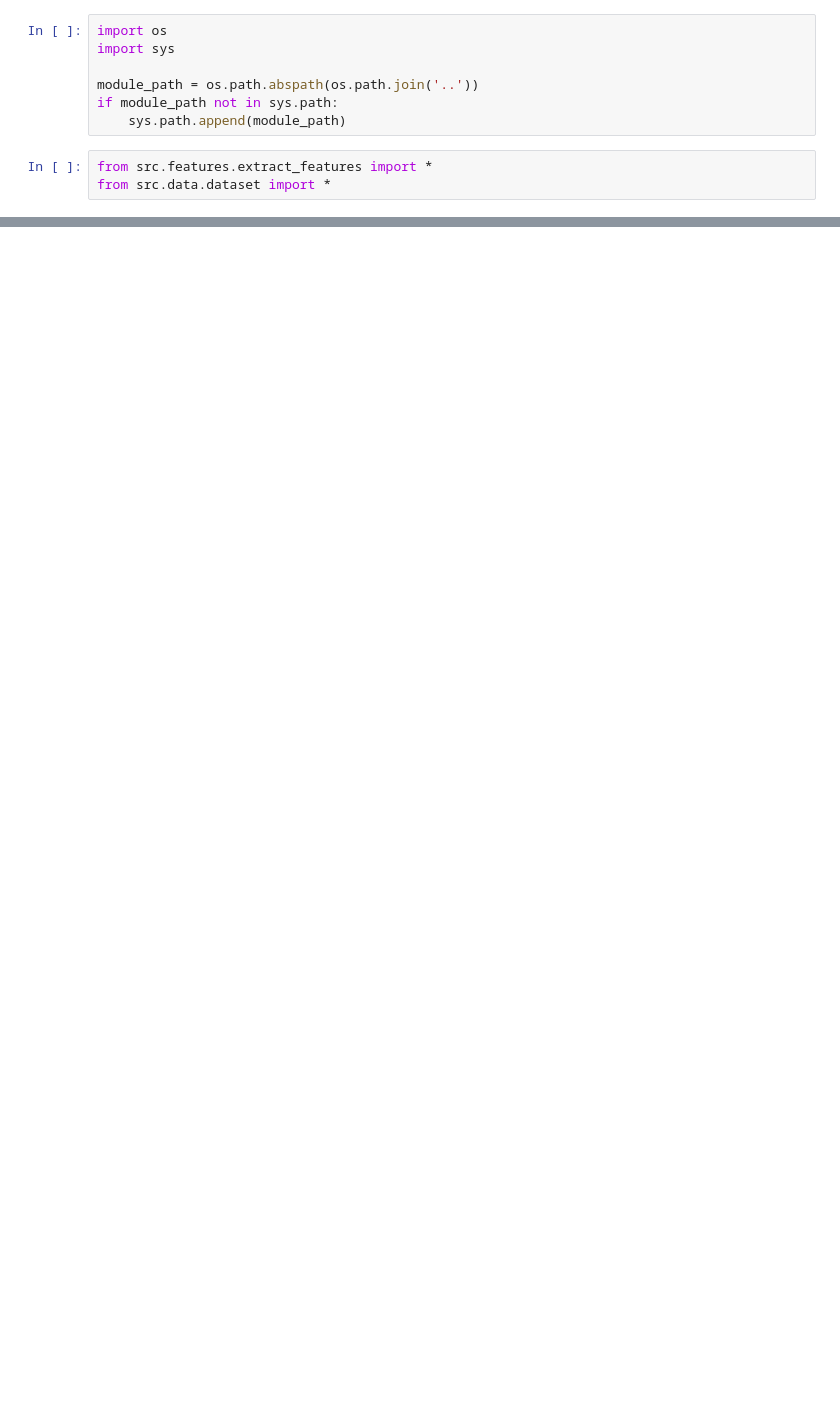
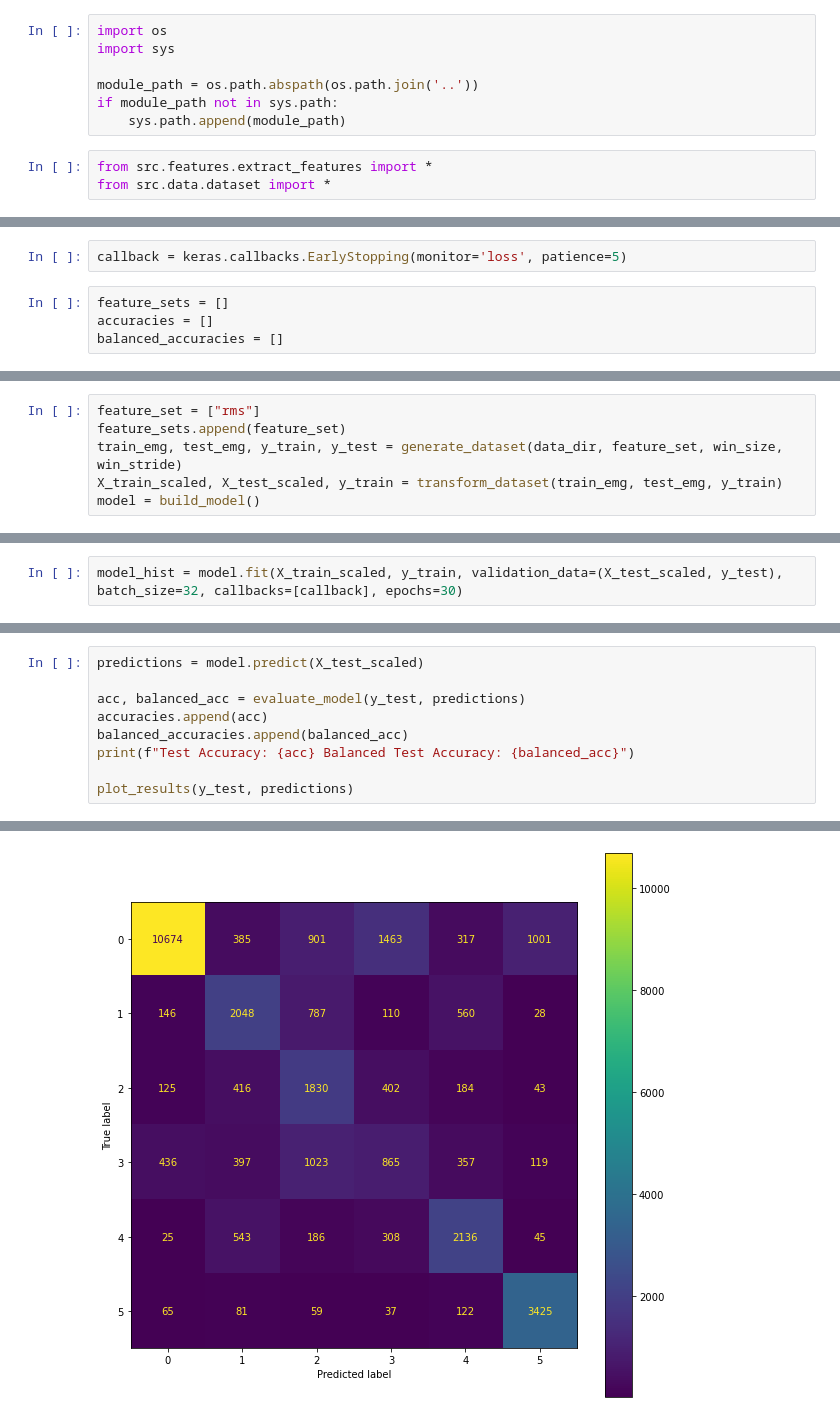
Before and after one commit to hagarnegm/Biosignal-Analysis-for-VR-Based-Therapy, a Jupyter notebook: notebooks/DNN Experiments.ipynb, the cells around one changed output, grey strips where cells are left out. Saved outputs shown, nothing was run; the diff lists cells and outputs as text; blank space fills up the shorter version.

```diff
--- a/notebooks/DNN Experiments.ipynb
+++ b/notebooks/DNN Experiments.ipynb
@@ -33,0 +141,6 @@ print(f"X_test shape: {test_emg.shape} y_test shape: {y_test.shape}")
+# %%
+callback = keras.callbacks.EarlyStopping(monitor='loss', patience=5)
+# %%
+feature_sets = []
+accuracies = []
+balanced_accuracies = []
@@ -33,0 +149,6 @@ print(f"X_test shape: {test_emg.shape} y_test shape: {y_test.shape}")
+# %%
+feature_set = ["rms"]
+feature_sets.append(feature_set)
+train_emg, test_emg, y_train, y_test = generate_dataset(data_dir, feature_set, win_size, win_stride)
+X_train_scaled, X_test_scaled, y_train = transform_dataset(train_emg, test_emg, y_train)
+model = build_model()
@@ -33,0 +158,2 @@ print(f"X_test shape: {test_emg.shape} y_test shape: {y_test.shape}")
+# %%
+model_hist = model.fit(X_train_scaled, y_train, validation_data=(X_test_scaled, y_test), batch_size=32, callbacks=[callback], epochs=30)
@@ -33,0 +178,10 @@ print(f"X_test shape: {test_emg.shape} y_test shape: {y_test.shape}")
+# %%
+predictions = model.predict(X_test_scaled)
+
+acc, balanced_acc = evaluate_model(y_test, predictions)
+accuracies.append(acc)
+balanced_accuracies.append(balanced_acc)
+print(f"Test Accuracy: {acc} Balanced Test Accuracy: {balanced_acc}")
+
+plot_results(y_test, predictions)
+# %% [output]
@@ -33,0 +201 @@ print(f"X_test shape: {test_emg.shape} y_test shape: {y_test.shape}")
+[figure, added]
```
Also changed, not shown: parts of 72 cells of this notebook, 2 other files.
